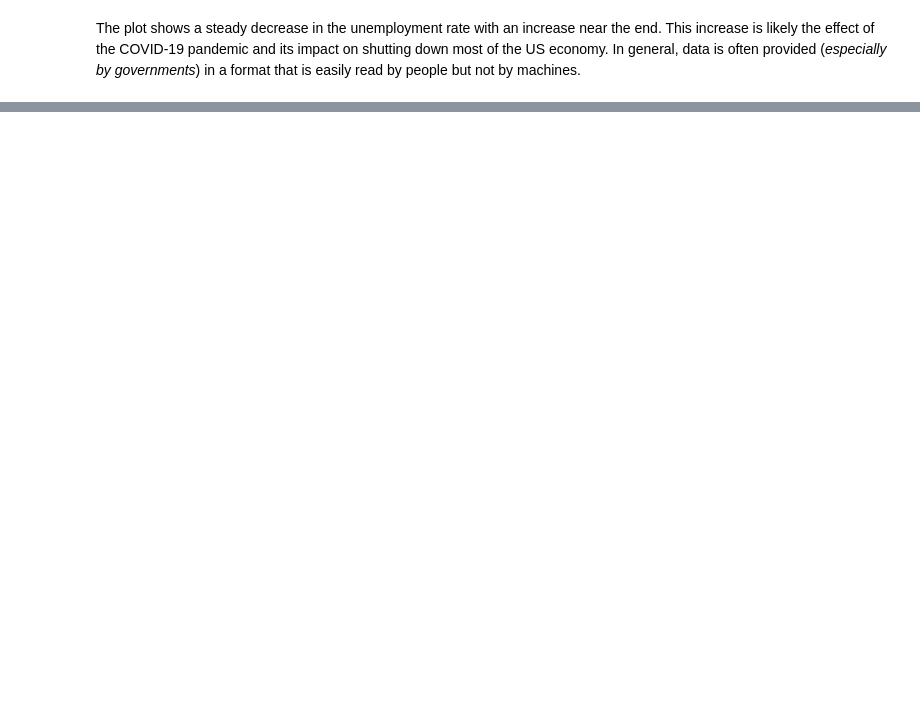
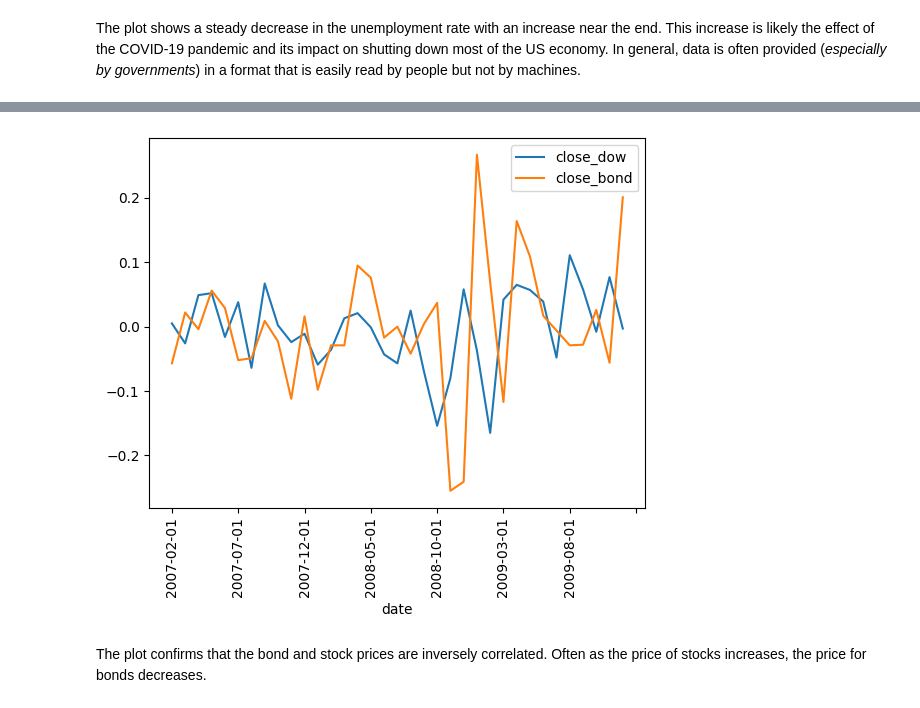
Before and after one commit to rashmishreev/the-data-repository, a Jupyter notebook: data-science-python/pandas/joining-data-pandas.ipynb, the cells around one changed output, grey strips where cells are left out. Drawn from its saved outputs; the diff is of its cells as text; code cells hidden in the pictures; blank space fills up the shorter version.

```diff
--- a/data-science-python/pandas/joining-data-pandas.ipynb
+++ b/data-science-python/pandas/joining-data-pandas.ipynb
@@ -1739,0 +1792,20 @@ The plot shows a steady decrease in the unemployment rate with an increase near
+# %%
+# Define the data
+columns = ["metric", "2007-02-01", "2007-03-01", "2007-04-01", "2007-05-01", "2007-06-01", "2007-07-01",
+           "2007-08-01", "2007-09-01", "2007-10-01", "2007-11-01", "2007-12-01", "2008-01-01", "2008-02-01",
+           "2008-03-01", "2008-04-01", "2008-05-01", "2008-06-01", "2008-07-01", "2008-08-01", "2008-09-01",
+           "2008-10-01", "2008-11-01", "2008-12-01", "2009-01-01", "2009-02-01", "2009-03-01", "2009-04-01",
+           "2009-05-01", "2009-06-01", "2009-07-01", "2009-08-01", "2009-09-01", "2009-10-01", "2009-11-01", "2009-12-01"]
+
+data = [
+    ["open", 0.033, -0.060, 0.025, -0.004, 0.061, 0.027, -0.059, -0.046, 0.014, -0.027, -0.115, 0.023, -0.094, -0.025, -0.021, 0.076, 0.073, -0.021, 0.000, -0.024, -0.026, 0.050, -0.268, -0.236, 0.286, 0.046, -0.103, 0.191, 0.107, 0.024, -0.007, -0.047, -0.032, 0.034, -0.051],
+    ["high", -0.007, -0.041, 0.022, 0.031, 0.080, -0.022, -0.060, -0.038, 0.004, -0.056, -0.039, -0.053, -0.023, -0.065, 0.050, 0.065, 0.045, -0.035, -0.020, -0.045, 0.052, -0.035, -0.272, -0.011, 0.069, -0.004, 0.041, 0.187, 0.068, -0.062, 0.032, -0.090, 0.012, -0.004, 0.099],
+    ["low", -0.016, -0.008, 0.031, -0.002, 0.059, -0.027, -0.052, -0.043, 0.003, -0.108, -0.001, -0.146, 0.075, -0.067, 0.043, 0.073, 0.047, -0.023, -0.002, -0.136, 0.046, -0.138, -0.304, 0.059, 0.217, -0.062, 0.069, 0.168, 0.123, -0.055, 0.040, -0.036, -0.051, 0.030, 0.007],
+    ["close", -0.057, 0.022, -0.004, 0.056, 0.029, -0.052, -0.049, 0.009, -0.023, -0.112, 0.016, -0.098, -0.029, -0.029, 0.095, 0.076, -0.017, 0.000, -0.042, 0.004, 0.037, -0.255, -0.241, 0.267, 0.069, -0.117, 0.164, 0.109, 0.017, -0.006, -0.029, -0.028, 0.026, -0.056, 0.201]
+]
+
+# Create DataFrame
+ten_yr = pd.DataFrame(data, columns=columns)
+
+# Display DataFrame
+print(ten_yr.head(5))
@@ -1739,0 +2001,17 @@ The plot shows a steady decrease in the unemployment rate with an increase near
+# %%
+# Use melt on ten_yr, unpivot everything besides the metric column
+bond_perc = ten_yr.melt(id_vars='metric', var_name='date', value_name='close')
+
+# Use query on bond_perc to select only the rows where metric=close
+bond_perc_close = bond_perc.query('metric == "close"')
+
+# Merge (ordered) dji and bond_perc_close on date with an inner join
+dow_bond = pd.merge_ordered(dji, bond_perc_close, on='date', how='inner', suffixes=('_dow', '_bond'))
+
+# Plot only the close_dow and close_bond columns
+dow_bond.plot(y=['close_dow', 'close_bond'], x='date', rot=90)
+plt.show()
+# %% [output]
+[figure, added]
+# %% [markdown]
+The plot confirms that the bond and stock prices are inversely correlated. Often as the price of stocks increases, the price for bonds decreases.
```
Also changed, not shown: parts of 6 cells of this notebook.
